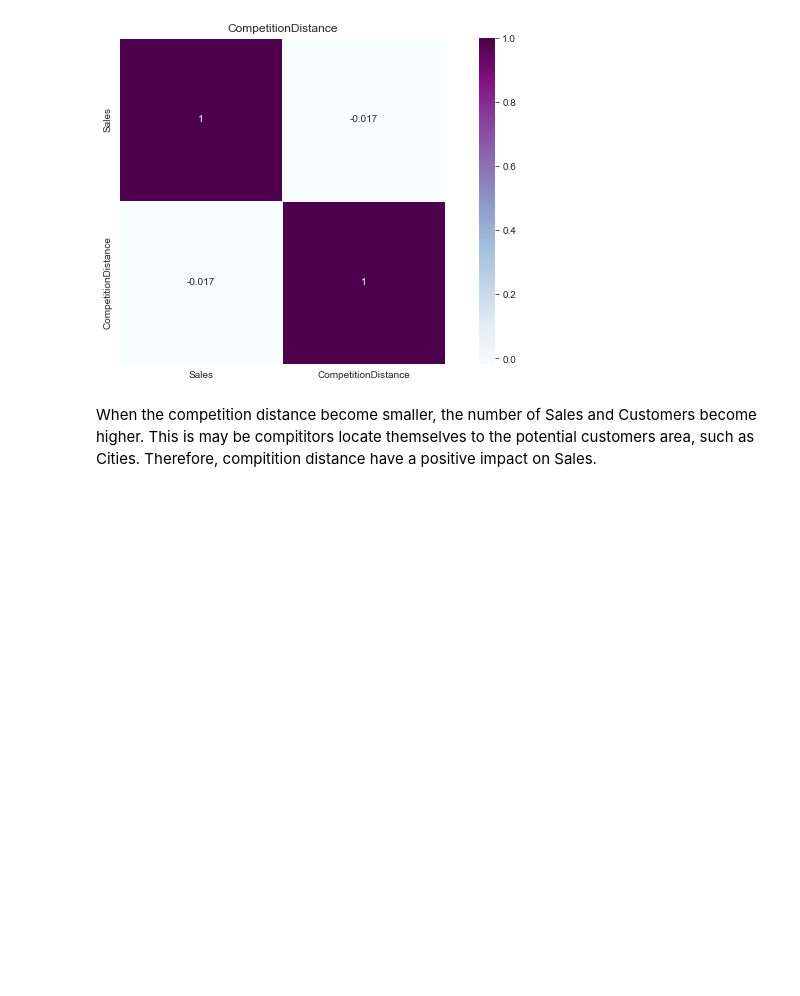
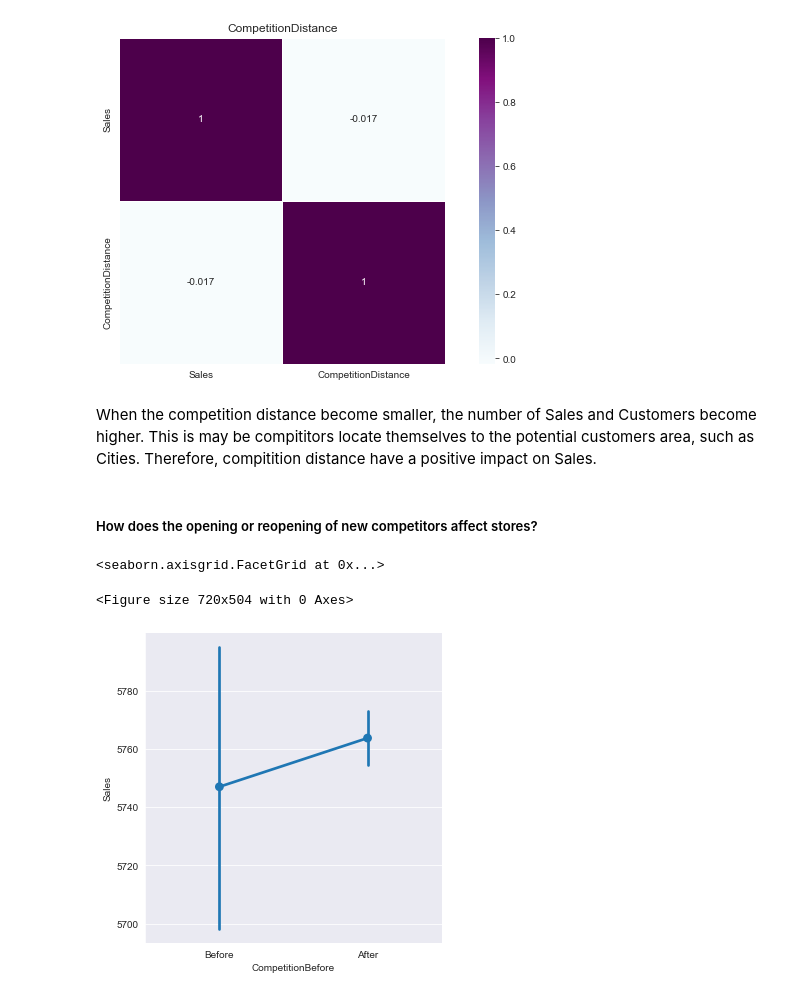
Before and after one commit to bkget/Pharmaceutical-Sales-Prediction, a Jupyter notebook: notebooks/2.EDA.ipynb, the cells around one changed output. Cells and saved outputs as stored; diff of their text form; code cells hidden in the pictures; blank space fills up the shorter version.

Commit message:
Effects of opening competition

```diff
--- a/notebooks/2.EDA.ipynb
+++ b/notebooks/2.EDA.ipynb
@@ -559,3 +557,23 @@ plot.heatmap(df[columns], 'CompetitionDistance')
 [figure]
 # %% [markdown]
 When the competition distance become smaller, the number of Sales and Customers become higher. This is may be compititors locate themselves to the potential customers area, such as Cities. Therefore, compitition distance have a positive impact on Sales.
+# %% [markdown]
+##### How does the opening or reopening of new competitors affect stores?
+# %%
+has_open_competition_df = df[df['CompetitionOpenSinceMonth'].notnull()]
+
+sales_before_competition_open = has_open_competition_df[(has_open_competition_df["Year"] < has_open_competition_df["CompetitionOpenSinceYear"]) & (has_open_competition_df["Month"] < has_open_competition_df["CompetitionOpenSinceMonth"]) ]
+
+sales_after_competition_open = has_open_competition_df[(has_open_competition_df["Year"] >= has_open_competition_df["CompetitionOpenSinceYear"]) & (has_open_competition_df["Month"] >= has_open_competition_df["CompetitionOpenSinceMonth"])]
+
+sales_before_competition_open["CompetitionBefore"]="Before"
+sales_after_competition_open["CompetitionBefore"]="After"
+
+competition_sales_data=pd.concat([sales_before_competition_open,sales_after_competition_open])
+
+plt.figure(figsize=(10, 7))
+sns.factorplot(data = competition_sales_data, x ="CompetitionBefore", y = "Sales", sharex=False)
+# %% [output]
+<seaborn.axisgrid.FacetGrid at 0x...>
+<Figure size 720x504 with 0 Axes>
+[figure, added]
```
Also changed, not shown: parts of 8 cells of this notebook, 3 other files.
